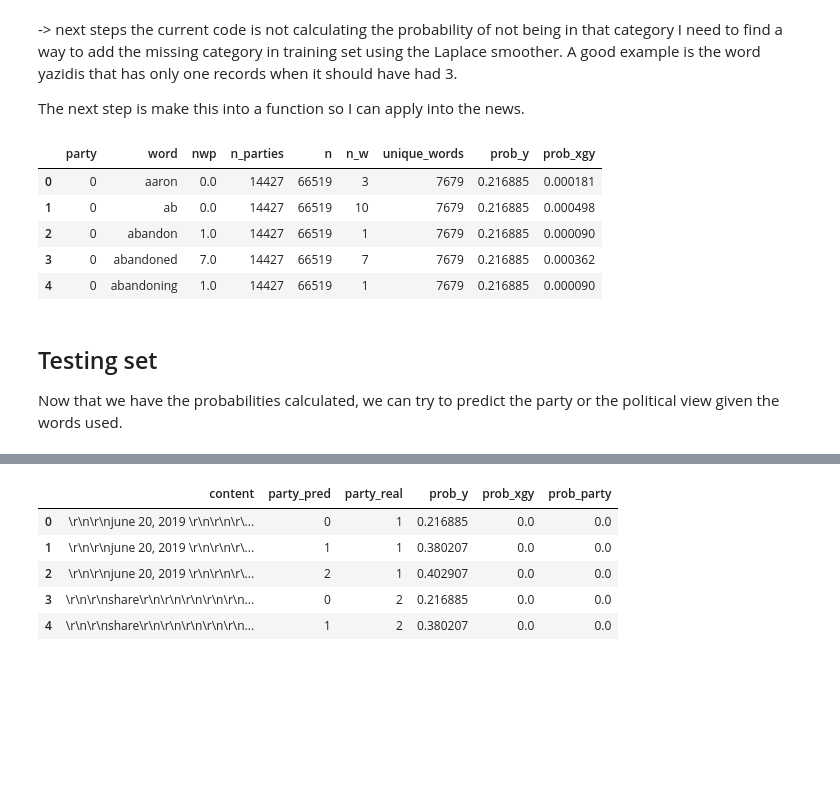
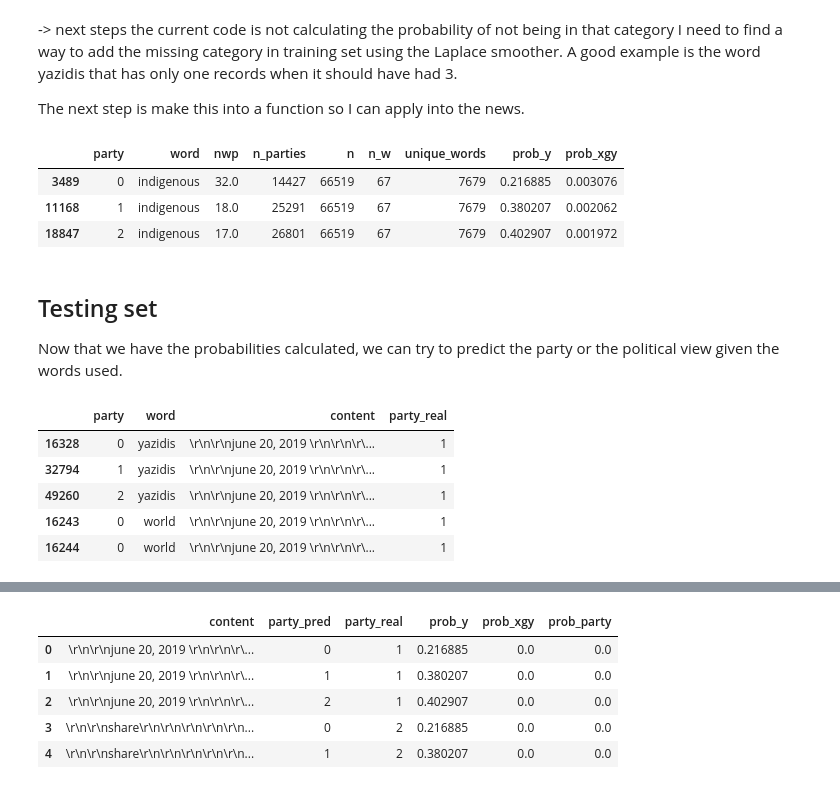
Before and after one commit to dresenhista/canada_election2019, a Jupyter notebook: election2019.ipynb, the cells around one changed output, grey strips where cells are left out. Drawn from its saved outputs; the diff is of its cells as text; code cells hidden in the pictures; blank space fills up the shorter version.

```diff
--- a/election2019.ipynb
+++ b/election2019.ipynb
@@ -265,16 +265,14 @@ def one_contigence_table(df, content_key, label_key, stop):
 # %%
 
 contigence_table = one_contigence_table(training_set,'content', 'party', stop)
 
-contigence_table[contigence_table['word']=='wall']
-contigence_table.head()
+contigence_table[contigence_table['word']=='indigenous'].head()
+#contigence_table.head()
 # %% [output]
 |  | party | word | nwp | n_parties | n | n_w | unique_words | prob_y | prob_xgy |
-| 0 | 0 | aaron | 0.0 | 14427 | 66519 | 3 | 7679 | 0.216885 | 0.000181 |
-| 1 | 0 | ab | 0.0 | 14427 | 66519 | 10 | 7679 | 0.216885 | 0.000498 |
-| 2 | 0 | abandon | 1.0 | 14427 | 66519 | 1 | 7679 | 0.216885 | 0.000090 |
-| 3 | 0 | abandoned | 7.0 | 14427 | 66519 | 7 | 7679 | 0.216885 | 0.000362 |
-| 4 | 0 | abandoning | 1.0 | 14427 | 66519 | 1 | 7679 | 0.216885 | 0.000090 |
+| 3489 | 0 | indigenous | 32.0 | 14427 | 66519 | 67 | 7679 | 0.216885 | 0.003076 |
+| 11168 | 1 | indigenous | 18.0 | 25291 | 66519 | 67 | 7679 | 0.380207 | 0.002062 |
+| 18847 | 2 | indigenous | 17.0 | 26801 | 66519 | 67 | 7679 | 0.402907 | 0.001972 |
 # %% [markdown]
 ## Testing set
 Now that we have the probabilities calculated, we can try to predict the party or the political view given the words used.
@@ -307,26 +305,10 @@ test_df = test_df.sort_values(by=['content','word', 'party'] , ascending = [True
 
 #test_df[test_df['word']=='wall']
 test_df.head()
-
-
-#applies the Laplace smoother for the words that are not present in the training dataset
-test_df = pd.merge(test_df, contigence_table,  on=['word', 'party'], how='left')
-test_df.rename(columns  = {"party": "party_pred"},inplace = True)
-
-
-#fill nas
-test_df['n_w'] = test_df['n_w'].fillna(0)
-test_df['nwp'] = test_df['nwp'].fillna(0)
-test_df['n'] = test_df['n'].fillna(contigence_table['n'][0])
-test_df['unique_words'] = test_df['unique_words'].fillna(contigence_table['n'][0])
-test_df.loc[test_df['party_pred']==0, 'n_parties'] = contigence_table[contigence_table['party']==0]['n_parties'].values[0]
-test_df.loc[test_df['party_pred']==1, 'n_parties'] = contigence_table[contigence_table['party']==1]['n_parties'].values[0]
-test_df.loc[test_df['party_pred']==2, 'n_parties'] = contigence_table[contigence_table['party']==2]['n_parties'].values[0]
-
-test_df.loc[test_df['party_pred']==0, 'prob_y'] = contigence_table[contigence_table['party']==0]['prob_y'].values[0]
-test_df.loc[test_df['party_pred']==1, 'prob_y'] = contigence_table[contigence_table['party']==1]['prob_y'].values[0]
-test_df.loc[test_df['party_pred']==2, 'prob_y'] = contigence_table[contigence_table['party']==2]['prob_y'].values[0]
-
-test_df['prob_xgy'] = test_df['prob_xgy'].fillna(1/(test_df['unique_words']+test_df['n_parties']))
-
-test_df = pd.merge
+# %% [output]
+|  | party | word | content | party_real |
+| 16328 | 0 | yazidis | \r\n\r\njune 20, 2019 \r\n\r\n\r\... | 1 |
+| 32794 | 1 | yazidis | \r\n\r\njune 20, 2019 \r\n\r\n\r\... | 1 |
+| 49260 | 2 | yazidis | \r\n\r\njune 20, 2019 \r\n\r\n\r\... | 1 |
+| 16243 | 0 | world | \r\n\r\njune 20, 2019 \r\n\r\n\r\... | 1 |
+| 16244 | 0 | world | \r\n\r\njune 20, 2019 \r\n\r\n\r\... | 1 |
```
Also changed, not shown: parts of 2 cells of this notebook.
